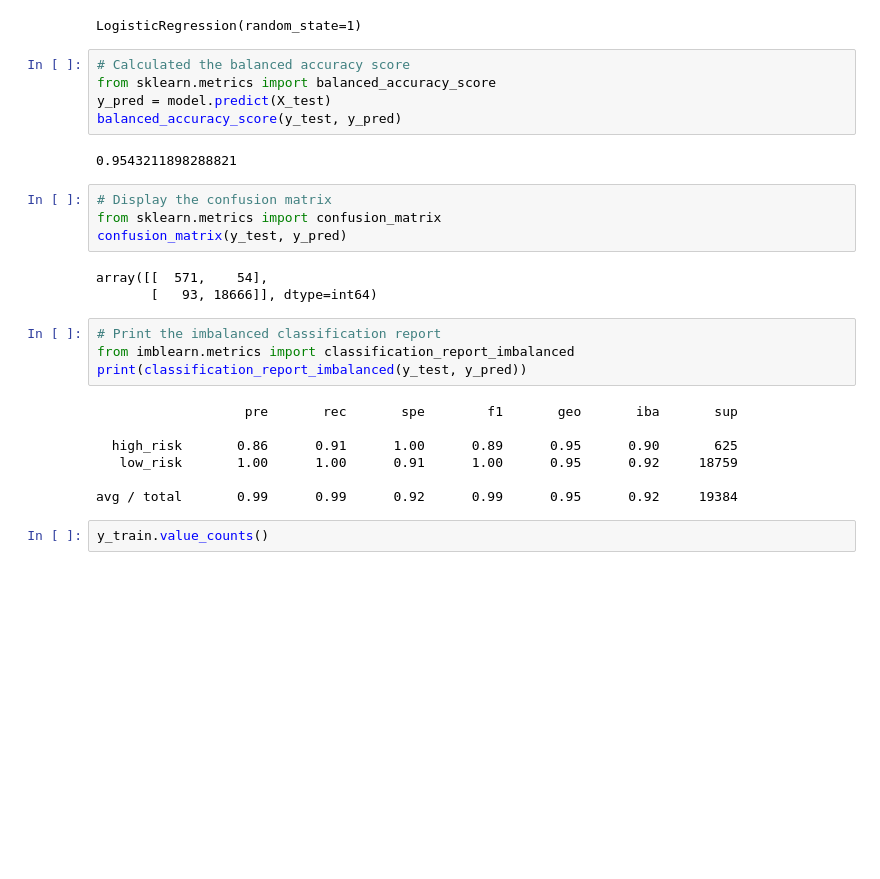
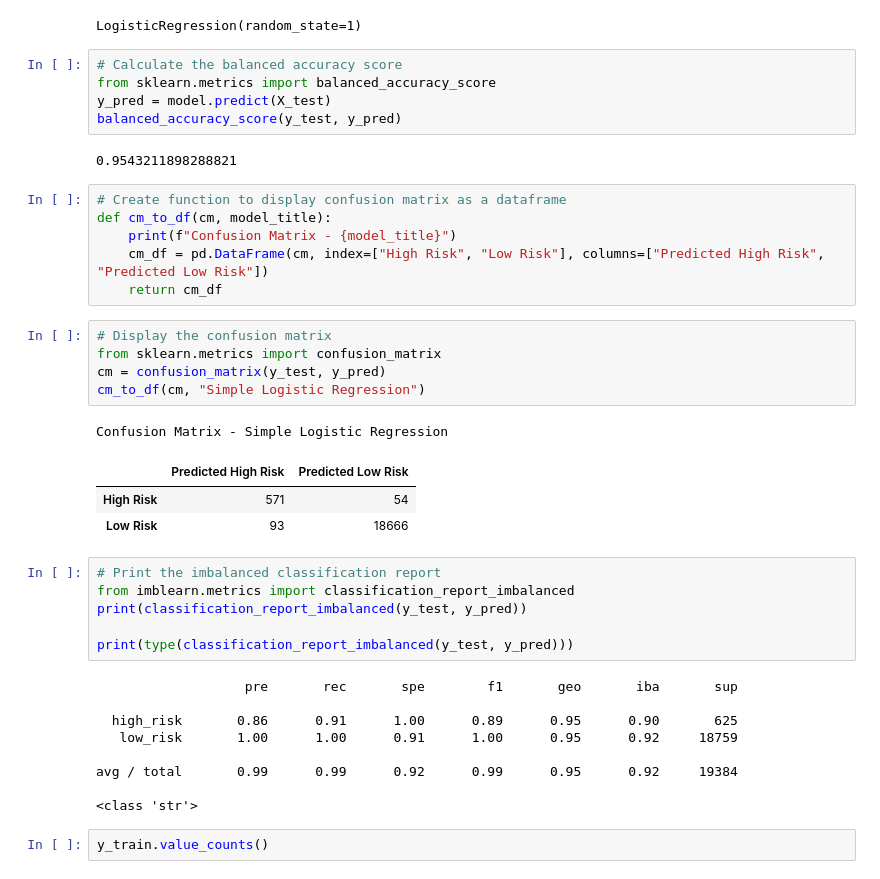
Before and after one commit to savagedavid7/Predicting-Credit-Risk-With-Machine-Learning, a Jupyter notebook: credit_risk_resampling.ipynb, the cells around one changed output. Saved outputs shown, nothing was run; the diff lists cells and outputs as text; blank space fills up the shorter version.

```diff
--- a/credit_risk_resampling.ipynb
+++ b/credit_risk_resampling.ipynb
@@ -75,23 +75,34 @@ model.fit(X_train, y_train)
 # %% [output]
 LogisticRegression(random_state=1)
 # %%
-# Calculated the balanced accuracy score
+# Calculate the balanced accuracy score
 from sklearn.metrics import balanced_accuracy_score
 y_pred = model.predict(X_test)
 balanced_accuracy_score(y_test, y_pred)
 # %% [output]
 0.9543211898288821
+# %%
+# Create function to display confusion matrix as a dataframe
+def cm_to_df(cm, model_title):
+    print(f"Confusion Matrix - {model_title}")
+    cm_df = pd.DataFrame(cm, index=["High Risk", "Low Risk"], columns=["Predicted High Risk", "Predicted Low Risk"])
+    return cm_df
 # %%
 # Display the confusion matrix
 from sklearn.metrics import confusion_matrix
-confusion_matrix(y_test, y_pred)
+cm = confusion_matrix(y_test, y_pred)
+cm_to_df(cm, "Simple Logistic Regression")
 # %% [output]
-array([[  571,    54],
-       [   93, 18666]], dtype=int64)
+Confusion Matrix - Simple Logistic Regression
+|  | Predicted High Risk | Predicted Low Risk |
+| High Risk | 571 | 54 |
+| Low Risk | 93 | 18666 |
 # %%
 # Print the imbalanced classification report
 from imblearn.metrics import classification_report_imbalanced
 print(classification_report_imbalanced(y_test, y_pred))
+
+print(type(classification_report_imbalanced(y_test, y_pred)))
 # %% [output]
                    pre       rec       spe        f1       geo       iba       sup
 
@@ -99,6 +110,8 @@ print(classification_report_imbalanced(y_test, y_pred))
    low_risk       1.00      1.00      0.91      1.00      0.95      0.92     18759
 
 avg / total       0.99      0.99      0.92      0.99      0.95      0.92     19384
+
+<class 'str'>
 # %%
 y_train.value_counts()
 # %% [output]
```
Also changed, not shown: parts of 23 cells of this notebook, 14 other files.
